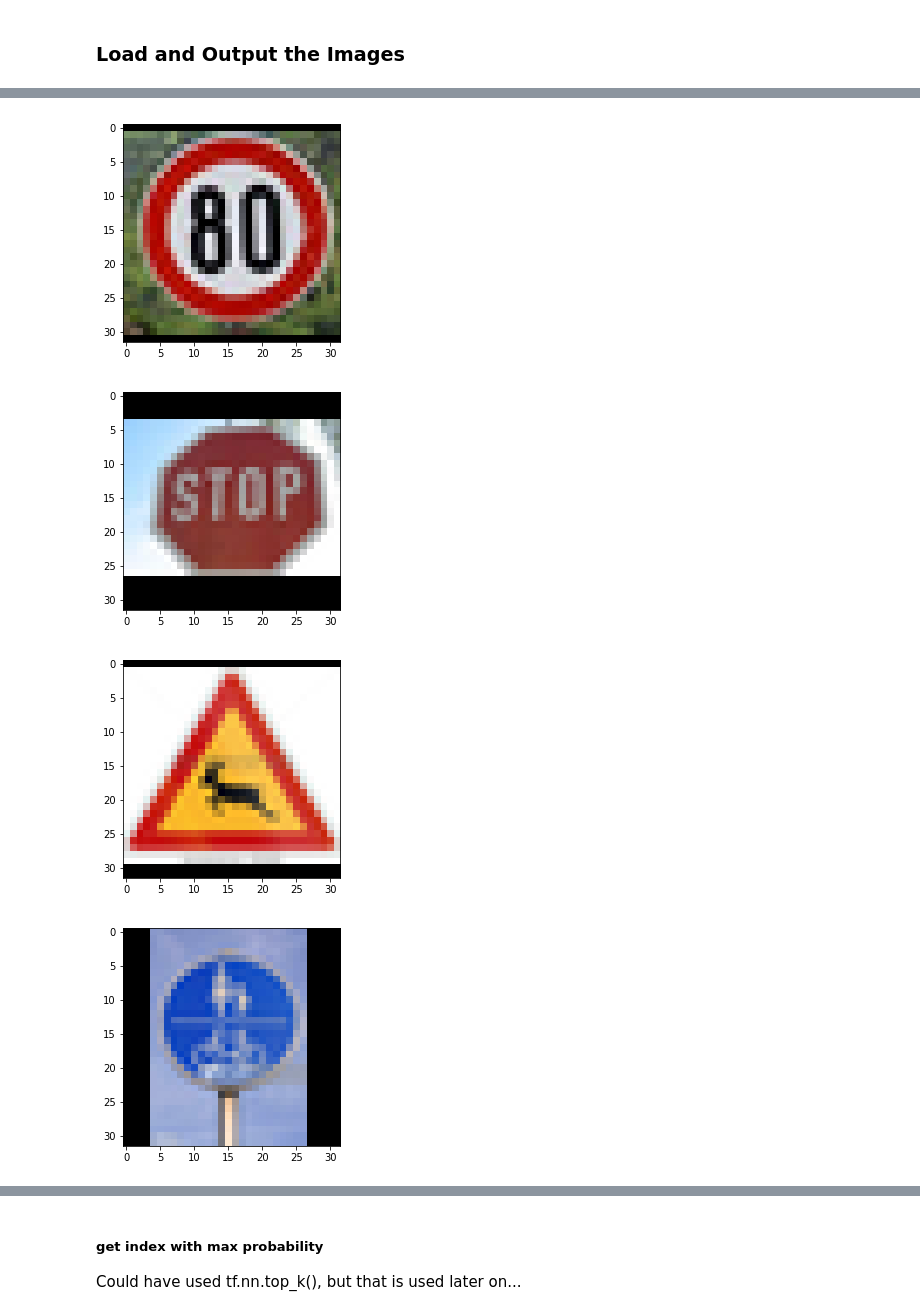
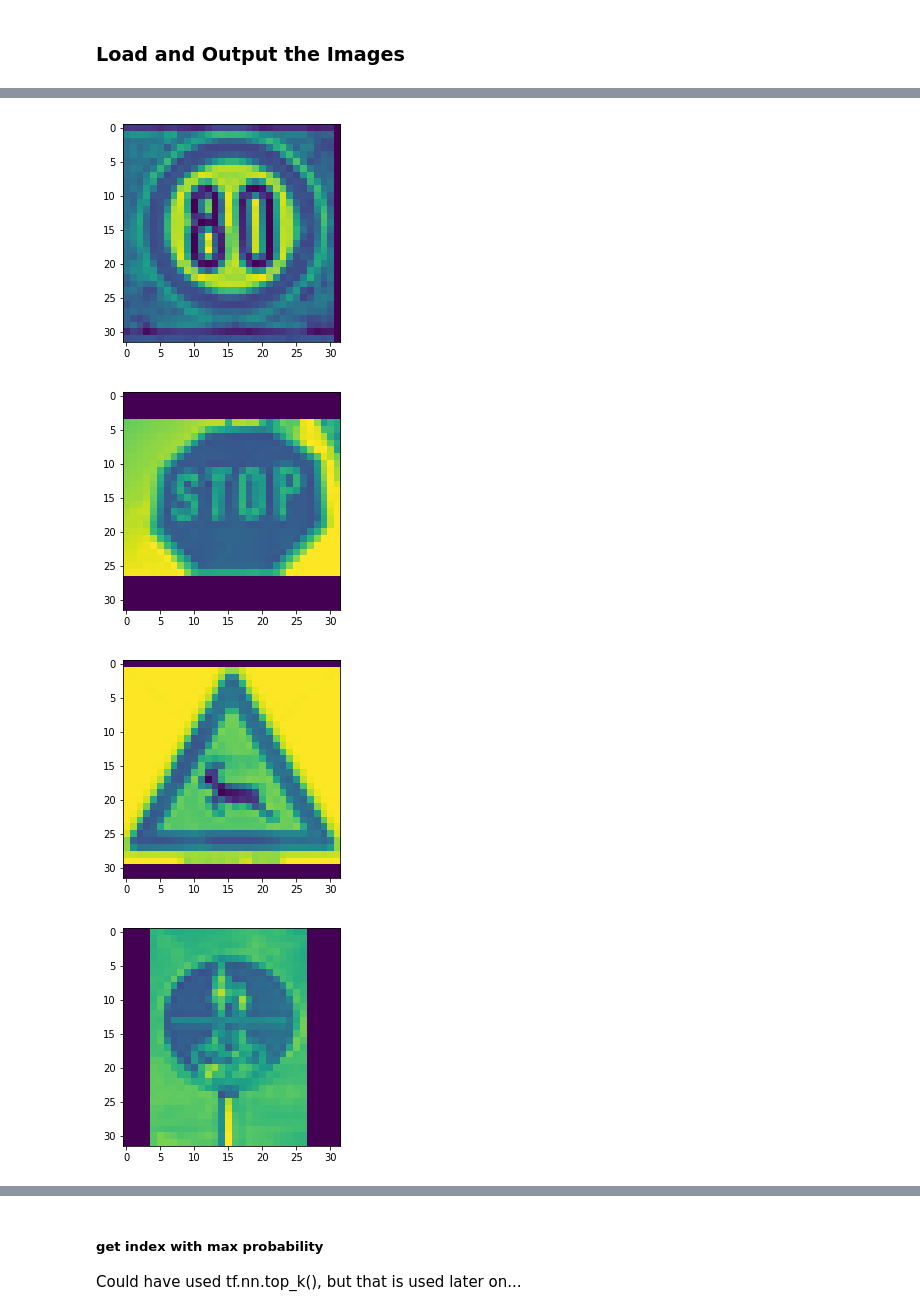
Before and after one commit to khushn/carnd_p2, a Jupyter notebook: Traffic_Sign_Classifier.ipynb, the cells around one changed output, grey strips where cells are left out. Cells and saved outputs as stored; diff of their text form; code cells hidden in the pictures.

Commit message:
Added greyscale preprocessing of images.

```diff
--- a/Traffic_Sign_Classifier.ipynb
+++ b/Traffic_Sign_Classifier.ipynb
@@ -173,16 +176,28 @@ import numpy as np
 
 
 def normalize_img(img, alpha=0, beta=1):
+    #first we grey scale it
+    #print('initial shape:', img.shape )
+    img = cv2.cvtColor( img, cv2.COLOR_RGB2GRAY )
+    #print('shape after greyscale: ', img.shape)
+
+
     dst = img.copy() #needed for version compat issues
-    norm_image = cv2.normalize(img, dst, alpha, beta, norm_type=cv2.NORM_MINMAX, dtype=cv2.CV_32F)
-    return norm_image
+    img = cv2.normalize(img, dst, alpha, beta, norm_type=cv2.NORM_MINMAX, dtype=cv2.CV_32F)
+    #print('shape after normalization', img.shape)
 
-img1=X_train[12948]
+    #to retain the shape of the image
+    img=np.expand_dims(img, axis=2)
+    #print('shape after expanding dim', img.shape)
+    return img
+
+img1=X_train[12949]
 plt.imshow(img1)
 plt.show()
 
 print('Normalized output')
 img2=normalize_img(img1)
-plt.imshow(img2)
+plt.imshow(img2.reshape(32, 32))
 plt.show()
+print('shape of normalized img: ', img2.shape)
 # %% [output]
@@ -286,7 +304,7 @@ A validation set can be used to assess how well the model is performing. A low a
 sets imply underfitting. A high accuracy on the training set but low accuracy on the validation set implies overfitting.
 # %%
 #the input features and labels
-x = tf.placeholder(tf.float32, (None, 32, 32, 3))
+x = tf.placeholder(tf.float32, (None, 32, 32, 1))
 y = tf.placeholder(tf.int32, (None))
 one_hot_y = tf.one_hot(y, n_classes)
 # %% [markdown]
@@ -408,11 +426,15 @@ def pad_img(img, sz=32):
     return pad_img
 
 def plot_img(imgp):
-    plt.imshow(imgp)
+    if imgp.shape[2]==1:
+        plt.imshow(imgp.reshape(imgp.shape[0], imgp.shape[1]))
+    else:
+        plt.imshow(imgp)
     plt.show()
 
 def read_img_from_file(img_file):
-    np_img = normalize_img(pad_img(read_resize_img("images_from_web/" + img_file)))
+    np_img = pad_img(read_resize_img("images_from_web/" + img_file))
+    np_img = normalize_img(np_img)
     return np_img
 
 def read_all_images(img_files, plot=False):
@@ -425,12 +447,12 @@ def read_all_images(img_files, plot=False):
     return new_img_arr
 
 #images got from the web
-new_images=['3_5_ton.jpg', 'children.jpg', 'no_entry.jpg', 'sl_70.jpg', 'sl_80.jpg', 'sl_100.jpg', 'sl_80_3.jpg',
-            'stop.jpg', 'wild_animals.jpg', 'pedestrians.jpg', 'priority.jpg']
+new_images=['3_5_ton.jpg', 'children.jpg', 'no_entry.jpg', 'sl_70.jpg', 'sl_80.jpg', 'sl_100.jpg', 'sl_80_2.jpg',
+            'stop.jpg', 'wild_animals.jpg', 'pedestrians.jpg', 'priority.jpg', 'sl_80_4.jpg']
 
 #their y values
 y_new_images=[10, 28, 17, 4, 5, 7, 5,
-             14, 31, 27, 12]
+             14, 31, 27, 12, 5]
 
 rd_imgs=read_all_images(new_images, True)
 # %% [output]
@@ -443,4 +465,4 @@ rd_imgs=read_all_images(new_images, True)
-[figure, old version]
+[figure, new version]
-[figure, old version]
+[figure, new version]
-[figure, old version]
+[figure, new version]
-[figure, old version]
+[figure, new version]
```
Also changed, not shown: parts of 11 cells of this notebook, 3 other files.
